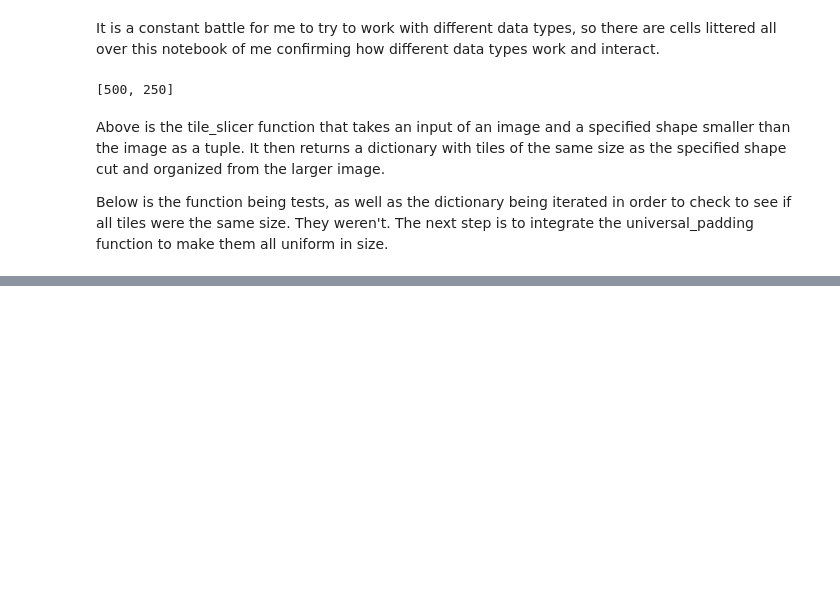
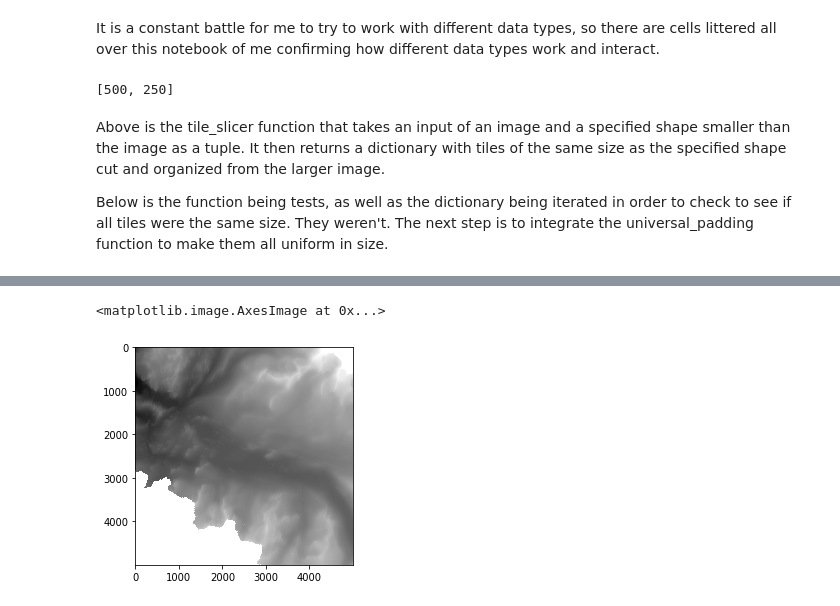
Before and after one commit to bessoh2/IA_DEM_Roughness, a Jupyter notebook: Jarrid's Project Work.ipynb, the cells around one changed output, grey strips where cells are left out. Drawn from its saved outputs; the diff is of its cells as text; code cells hidden in the pictures; blank space fills up the shorter version.

```diff
--- a/Jarrid's Project Work.ipynb
+++ b/Jarrid's Project Work.ipynb
@@ -154,3 +157,10 @@ plt.imshow(trythis, cmap='gray')
 # %% [output]
 <matplotlib.image.AxesImage at 0x...>
 [figure]
+# %%
+tlist = [1, 2, 3, 4, 5]
+
+for i in range(len(tlist)):
+    if tlist[i] > 3:
+        tlist[i] = 3
+    print(tlist[i])
@@ -243,5 +268,5 @@ KeyError: (1, 10)
 # %%
 # Iterating through the dictionary to check for tile size
-for key in test.keys():
-    print(np.shape(test[key]))
+for value in test.values():
+    print(list(value))
 # %% [output]
@@ -276,0 +311,34 @@ print(empty_dict)
+# %%
+def pad_cutter(tiles, preserved_shapes):
+    """Takes tiles that have had analysis performed on them and cuts out the padding"""
+    for key in preserved_shapes.keys():
+        im = tiles[key]
+        #print(preserved_shapes[key])
+        trim = list(preserved_shapes[key])
+        trimd_im = im[0:trim[0],0:trim[1]]
+        tiles[key] = trimd_im
+
+    return tiles
+# %%
+def tif_stitch(tiles, preserved_shapes, saved_locs, im_shape):
+    """Creates a background mask the size of the original image shape and uses it to stitch the tiles back together.
+    """
+    import numpy as np
+
+    trimmed_tiles = pad_cutter(tiles, preserved_shapes)
+
+    stitched_im = np.zeros(im_shape)
+    for key in saved_locs.keys():
+        location = saved_locs[key]
+        im = tiles[key]
+
+        stitched_im[location[0]:location[1], location[2]:location[3]] = im
+
+    return stitched_im
+# %%
+pleasework = tif_stitch(test[0], test[1], test[2], test[3])
+
+plt.imshow(pleasework, cmap='gray')
+# %% [output]
+<matplotlib.image.AxesImage at 0x...>
+[figure, added]
```
Also changed, not shown: parts of 9 cells of this notebook.
